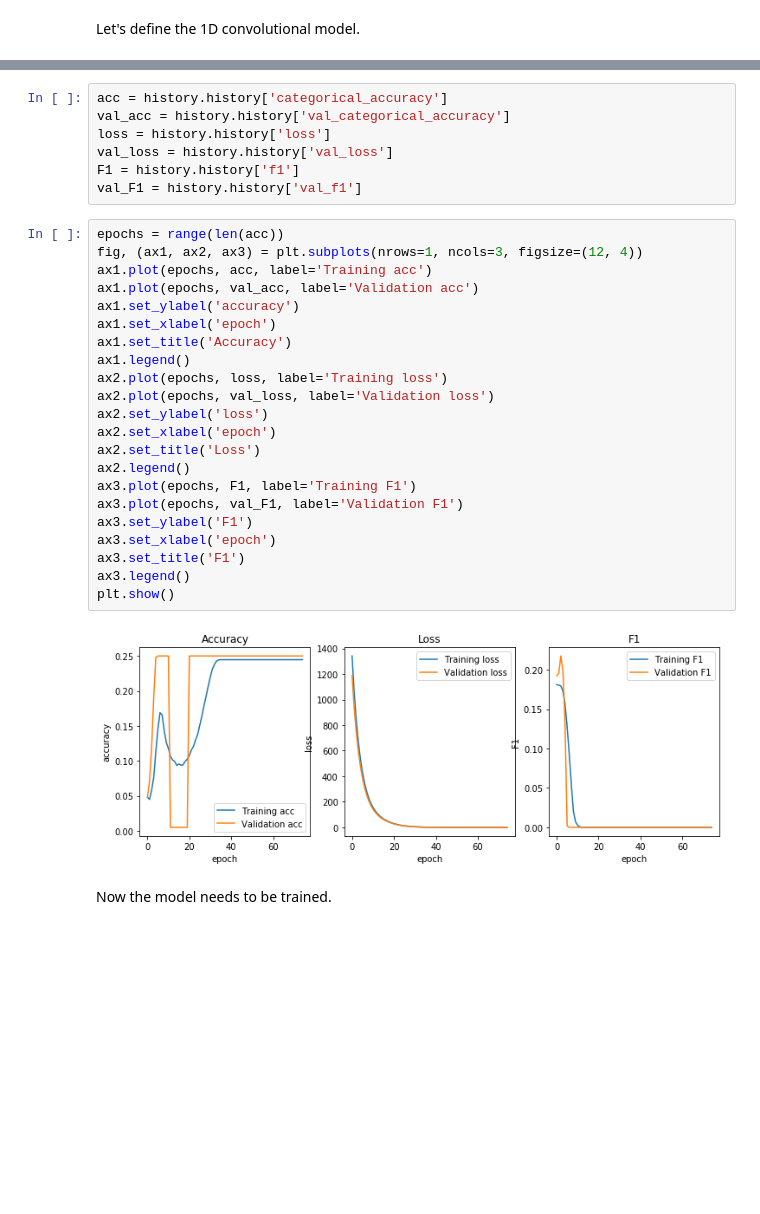
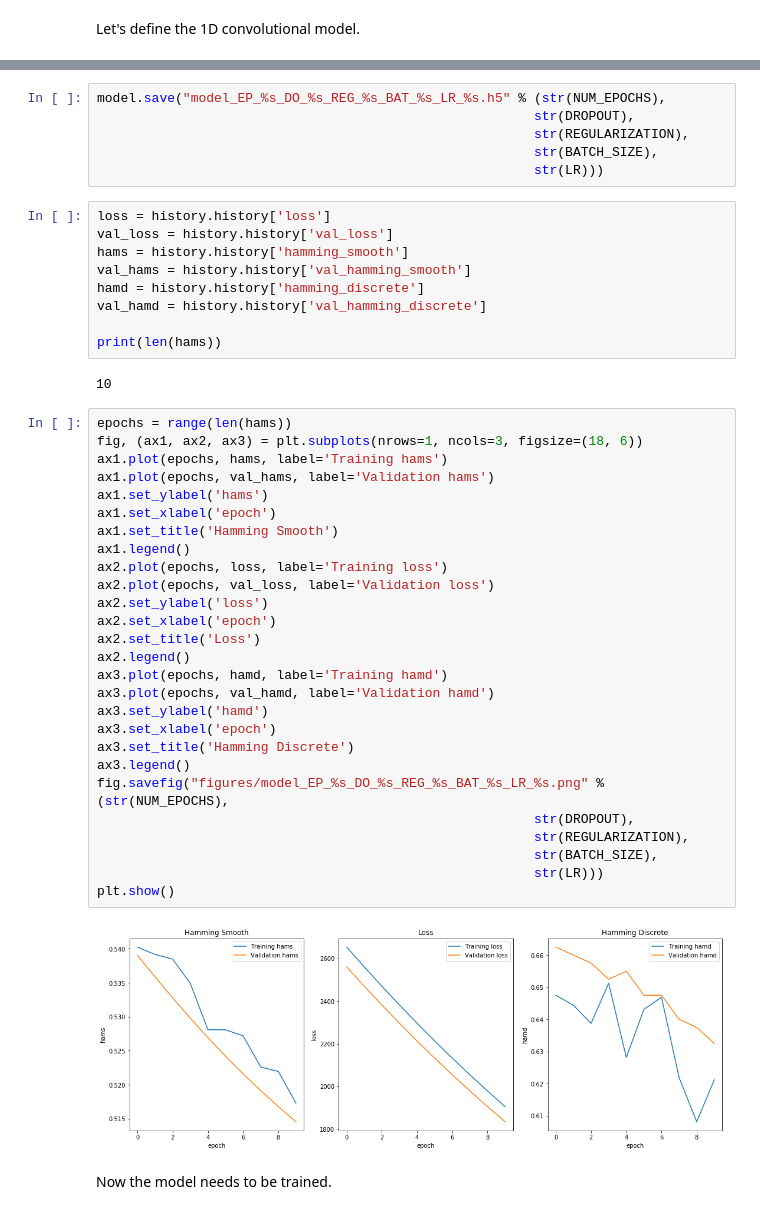
Before and after one commit to sebastianthelen/deep-eurovoc, a Jupyter notebook: deep-eurovoc.ipynb, the cells around one changed output, grey strips where cells are left out. Drawn from its saved outputs; the diff is of its cells as text; blank space fills up the shorter version.

Commit message:
hamming seems to yield better results

```diff
--- a/deep-eurovoc.ipynb
+++ b/deep-eurovoc.ipynb
@@ -453,34 +436,49 @@ Epoch 75/75
-# %%
-acc = history.history['categorical_accuracy']
-val_acc = history.history['val_categorical_accuracy']
-loss = history.history['loss']
-val_loss = history.history['val_loss']
-F1 = history.history['f1']
-val_F1 = history.history['val_f1']
+# %%
+model.save("model_EP_%s_DO_%s_REG_%s_BAT_%s_LR_%s.h5" % (str(NUM_EPOCHS),
+                                                        str(DROPOUT),
+                                                        str(REGULARIZATION),
+                                                        str(BATCH_SIZE),
+                                                        str(LR)))
+# %%
+loss = history.history['loss']
+val_loss = history.history['val_loss']
+hams = history.history['hamming_smooth']
+val_hams = history.history['val_hamming_smooth']
+hamd = history.history['hamming_discrete']
+val_hamd = history.history['val_hamming_discrete']
+
+print(len(hams))
+# %% [output]
+10
 # %%
-epochs = range(len(acc))
-fig, (ax1, ax2, ax3) = plt.subplots(nrows=1, ncols=3, figsize=(12, 4))
-ax1.plot(epochs, acc, label='Training acc')
-ax1.plot(epochs, val_acc, label='Validation acc')
-ax1.set_ylabel('accuracy')
+epochs = range(len(hams))
+fig, (ax1, ax2, ax3) = plt.subplots(nrows=1, ncols=3, figsize=(18, 6))
+ax1.plot(epochs, hams, label='Training hams')
+ax1.plot(epochs, val_hams, label='Validation hams')
+ax1.set_ylabel('hams')
 ax1.set_xlabel('epoch')
-ax1.set_title('Accuracy')
+ax1.set_title('Hamming Smooth')
 ax1.legend()
 ax2.plot(epochs, loss, label='Training loss')
 ax2.plot(epochs, val_loss, label='Validation loss')
 ax2.set_ylabel('loss')
 ax2.set_xlabel('epoch')
 ax2.set_title('Loss')
 ax2.legend()
-ax3.plot(epochs, F1, label='Training F1')
-ax3.plot(epochs, val_F1, label='Validation F1')
-ax3.set_ylabel('F1')
+ax3.plot(epochs, hamd, label='Training hamd')
+ax3.plot(epochs, val_hamd, label='Validation hamd')
+ax3.set_ylabel('hamd')
 ax3.set_xlabel('epoch')
-ax3.set_title('F1')
+ax3.set_title('Hamming Discrete')
 ax3.legend()
+fig.savefig("figures/model_EP_%s_DO_%s_REG_%s_BAT_%s_LR_%s.png" % (str(NUM_EPOCHS),
+                                                        str(DROPOUT),
+                                                        str(REGULARIZATION),
+                                                        str(BATCH_SIZE),
+                                                        str(LR)))
 plt.show()
 # %% [output]
-[figure, old version]
+[figure, new version]
 # %% [markdown]
 Now the model needs to be trained.
 # %% [markdown]
```
Also changed, not shown: parts of 8 cells of this notebook, 1 other file.
